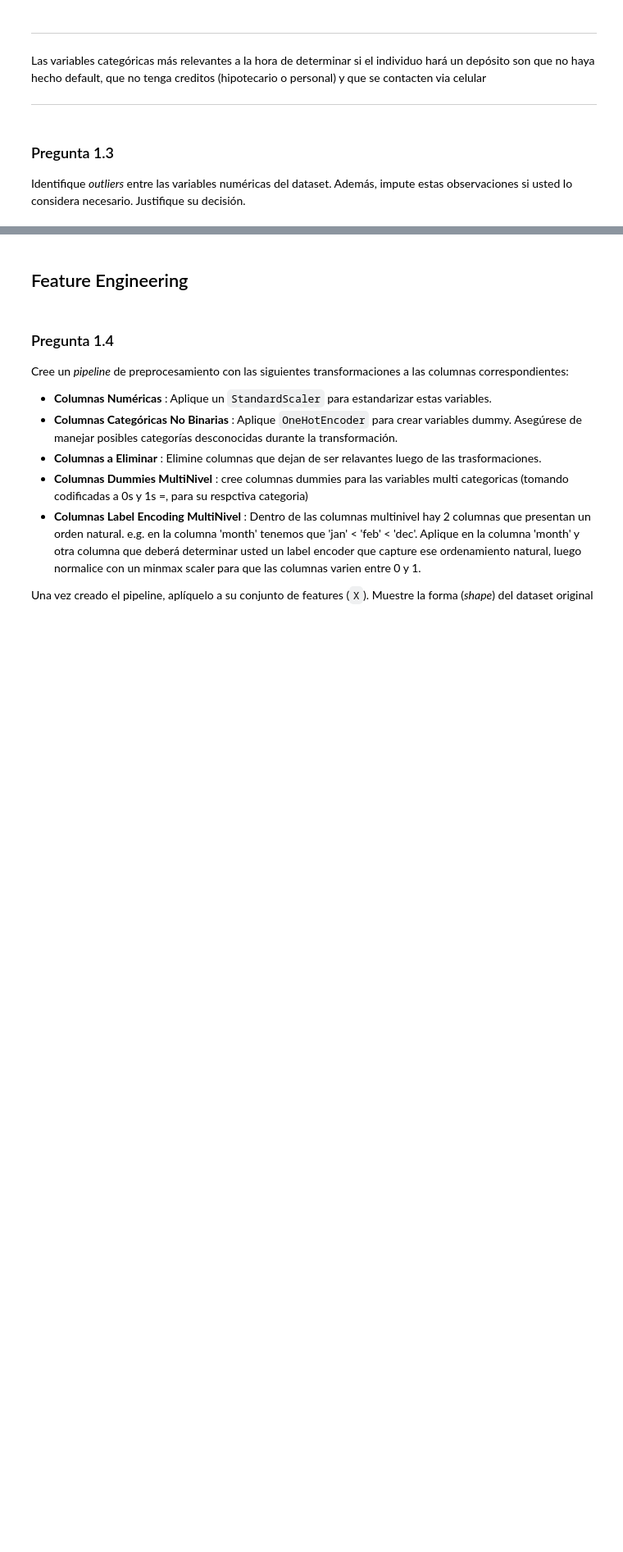
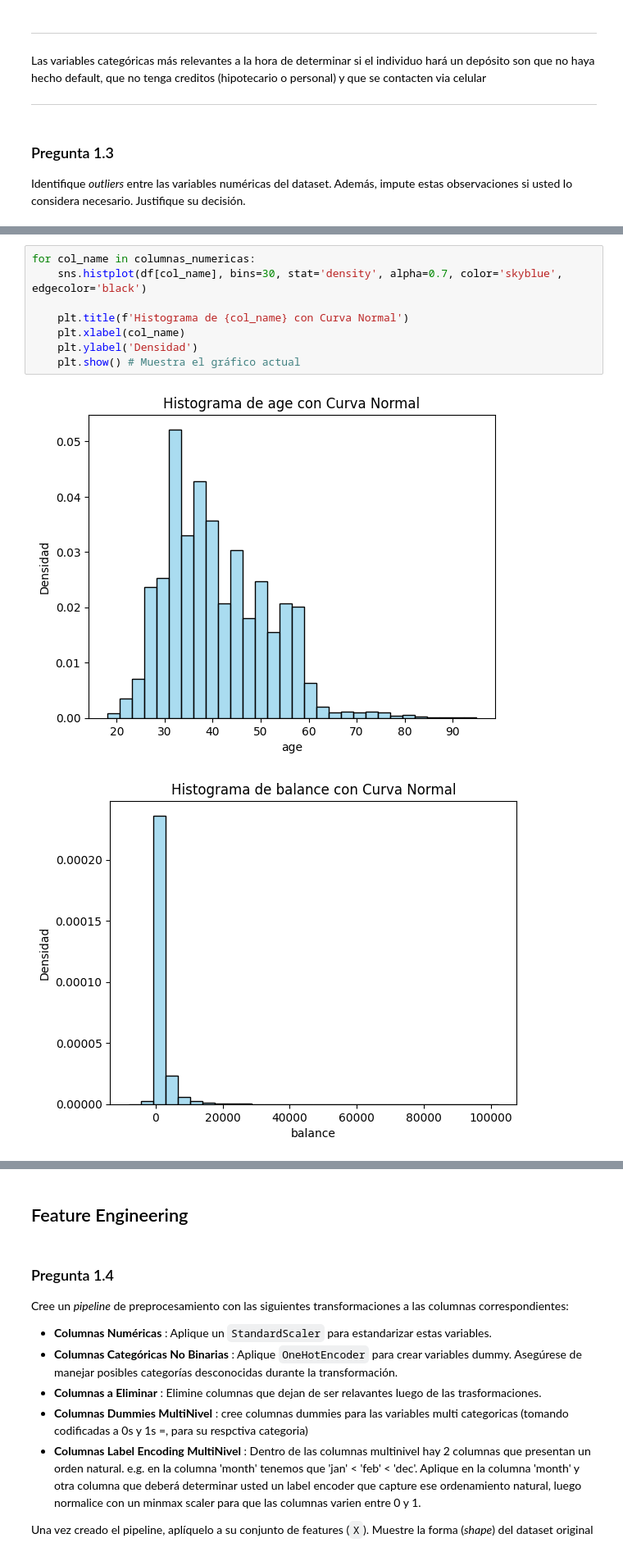
Before and after one commit to catamege/Tarea2-Mege-Lantadilla, a Jupyter notebook: Tarea2-Mege-Lantadilla.ipynb, the cells around one changed output, grey strips where cells are left out. Shown: that part at 82% size. Drawn from its saved outputs; the diff is of its cells as text; blank space fills up the shorter version.

```diff
--- a/Tarea2-Mege-Lantadilla.ipynb
+++ b/Tarea2-Mege-Lantadilla.ipynb
@@ -592,0 +599,11 @@ Identifique _outliers_ entre las variables numéricas del dataset. Además, impu
+# %%
+for col_name in columnas_numericas:
+    sns.histplot(df[col_name], bins=30, stat='density', alpha=0.7, color='skyblue', edgecolor='black')
+
+    plt.title(f'Histograma de {col_name} con Curva Normal')
+    plt.xlabel(col_name)
+    plt.ylabel('Densidad')
+    plt.show() # Muestra el gráfico actual
+# %% [output]
+[figure, added]
+[figure, added]
```
Also changed, not shown: parts of 31 cells of this notebook.
